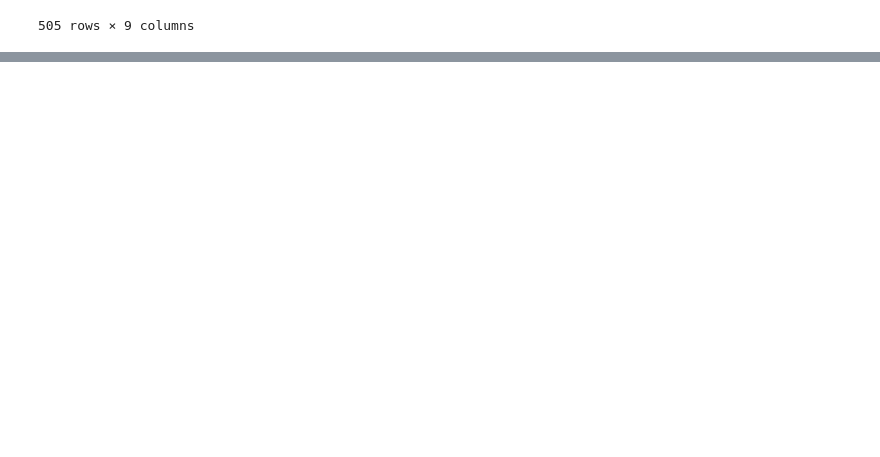
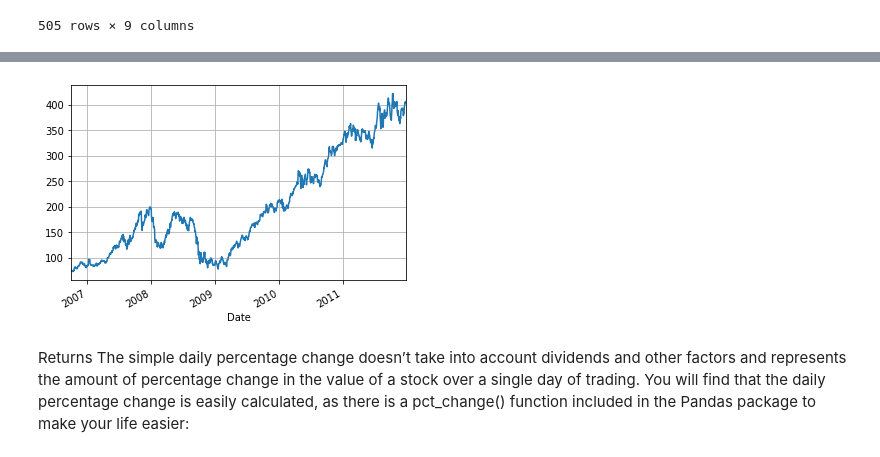
Before and after one commit to ragalaa/Directory, a Jupyter notebook: StockPrediction_QuandlAPI.ipynb, the cells around one changed output, grey strips where cells are left out. Saved outputs shown, nothing was run; the diff lists cells and outputs as text; code cells hidden in the pictures; blank space fills up the shorter version.

```diff
--- a/StockPrediction_QuandlAPI.ipynb
+++ b/StockPrediction_QuandlAPI.ipynb
@@ -475,0 +607,3 @@ table
+# %%
+quandl.ApiConfig.api_key = 'VjNwisks-7VKb4oHznDd'
+df = quandl.get_table('SHARADAR/SF1', calendardate='2018-12-31', ticker='MSFT')
@@ -475,0 +637,4 @@ table
+# %%
+import quandl
+quandl.ApiConfig.api_key = 'VjNwisks-7VKb4oHznDd'
+aapl = quandl.get("WIKI/AAPL", start_date="2006-10-01", end_date="2012-01-01")
@@ -475,0 +756,7 @@ table
+# %%
+# Add a column `diff` to `aapl`
+aapl['diff'] = aapl.Open - aapl.Close
+
+# Delete the new `diff` column
+del aapl['diff']
+aapl.head()
@@ -475,0 +771,14 @@ table
+# %%
+# Import Matplotlib's `pyplot` module as `plt`
+import matplotlib.pyplot as plt
+
+# Plot the closing prices for `aapl`
+aapl['Close'].plot(grid=True)
+
+# Show the plot
+plt.show()
+# %% [output]
+[figure, added]
+# %% [markdown]
+Returns
+The simple daily percentage change doesn’t take into account dividends and other factors and represents the amount of percentage change in the value of a stock over a single day of trading. You will find that the daily percentage change is easily calculated, as there is a pct_change() function included in the Pandas package to make your life easier:
```
Also changed, not shown: parts of 37 cells of this notebook.
